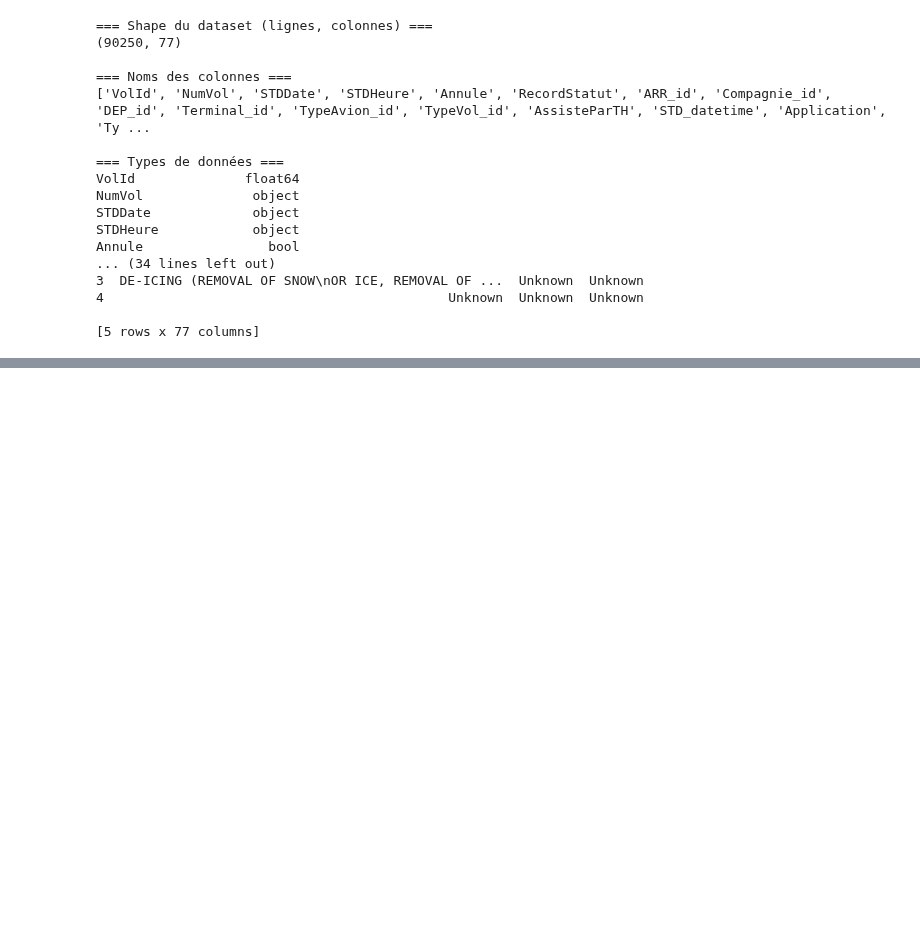
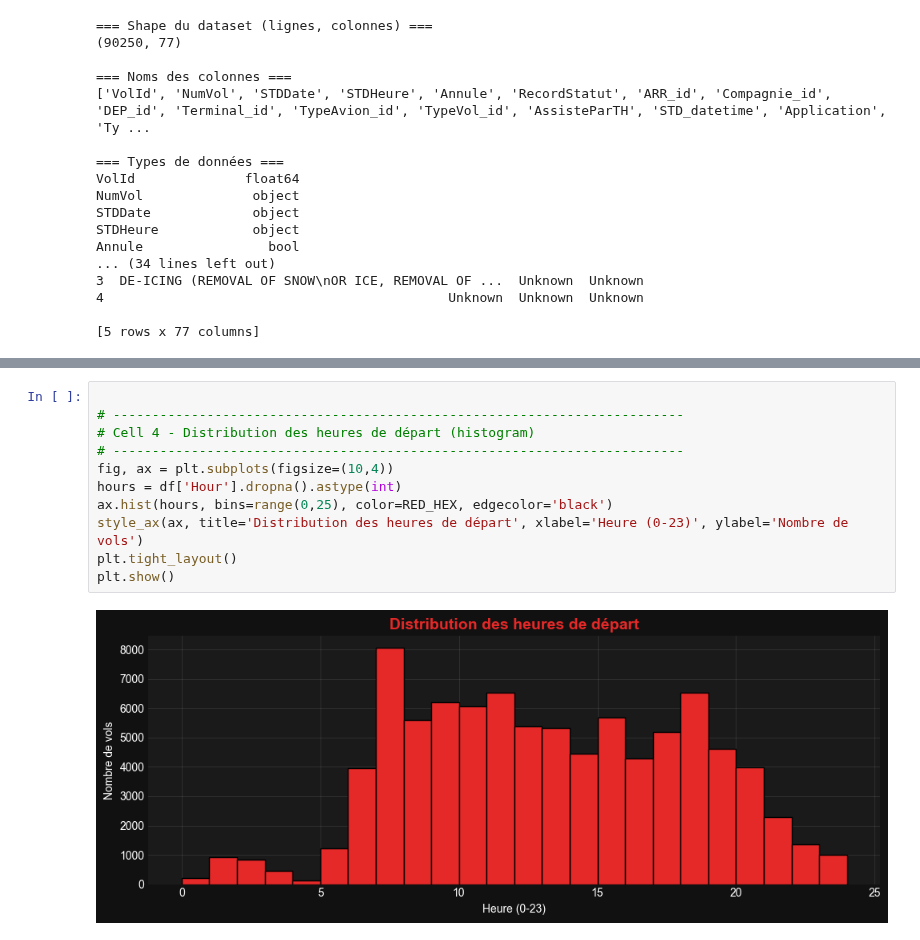
Before and after one commit to ZahraZellazi/DelayPrediction, a Jupyter notebook: kpi.ipynb, the cells around one changed output, grey strips where cells are left out. Cells and saved outputs as stored; diff of their text form; blank space fills up the shorter version.

```diff
--- a/kpi.ipynb
+++ b/kpi.ipynb
@@ -107,0 +158,13 @@ plt.rcParams['axes.titlecolor'] = "#ff3333"
+# %%
+
+# -------------------------------------------------------------------------
+# Cell 4 - Distribution des heures de départ (histogram)
+# -------------------------------------------------------------------------
+fig, ax = plt.subplots(figsize=(10,4))
+hours = df['Hour'].dropna().astype(int)
+ax.hist(hours, bins=range(0,25), color=RED_HEX, edgecolor='black')
+style_ax(ax, title='Distribution des heures de départ', xlabel='Heure (0-23)', ylabel='Nombre de vols')
+plt.tight_layout()
+plt.show()
+# %% [output]
+[figure, added]
```
Also changed, not shown: parts of 7 cells of this notebook.
